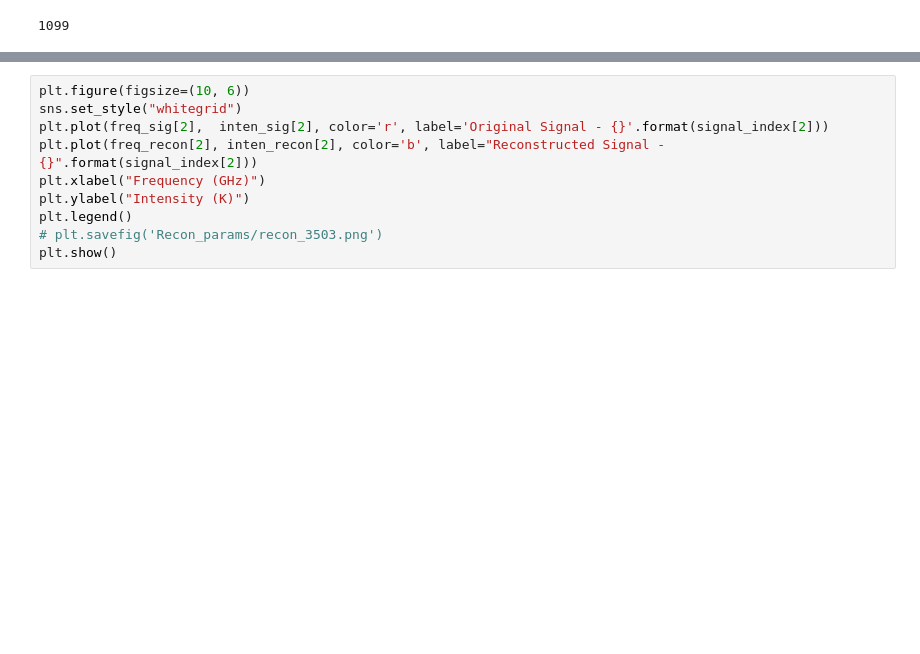
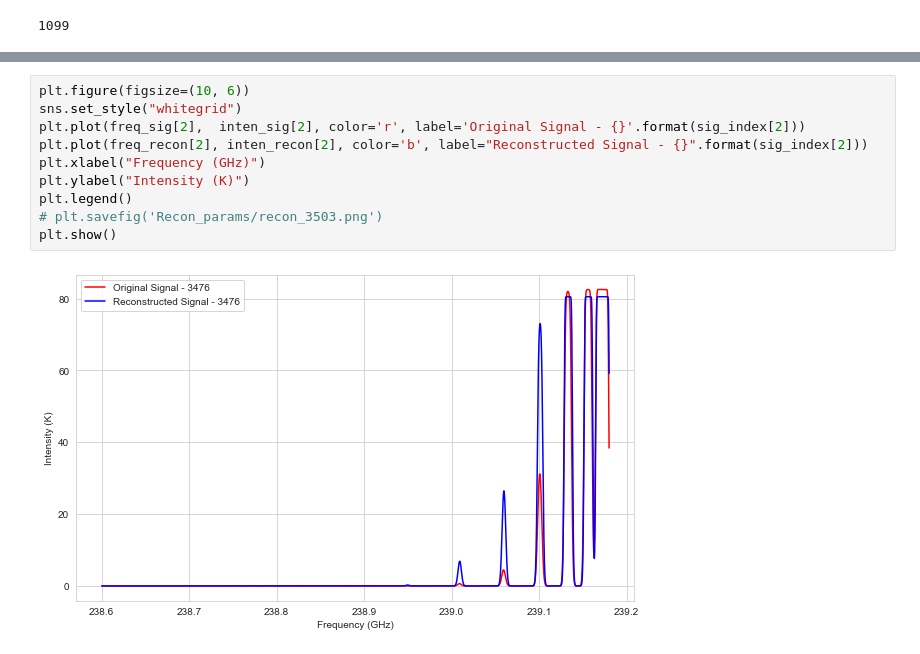
Before and after one commit to jpandeinge/wavelet_decomposition, a Jupyter notebook: v2_wavelet_reconstruction.ipynb, the cells around one changed output, grey strips where cells are left out. Cells and saved outputs as stored; diff of their text form; blank space fills up the shorter version.

```diff
--- a/v2_wavelet_reconstruction.ipynb
+++ b/v2_wavelet_reconstruction.ipynb
@@ -159,13 +141,15 @@ plt.show()
 # %%
 plt.figure(figsize=(10, 6))
 sns.set_style("whitegrid")
-plt.plot(freq_sig[2],  inten_sig[2], color='r', label='Original Signal - {}'.format(signal_index[2]))
-plt.plot(freq_recon[2], inten_recon[2], color='b', label="Reconstructed Signal - {}".format(signal_index[2]))
+plt.plot(freq_sig[2],  inten_sig[2], color='r', label='Original Signal - {}'.format(sig_index[2]))
+plt.plot(freq_recon[2], inten_recon[2], color='b', label="Reconstructed Signal - {}".format(sig_index[2]))
 plt.xlabel("Frequency (GHz)")
 plt.ylabel("Intensity (K)")
 plt.legend()
 # plt.savefig('Recon_params/recon_3503.png')
 plt.show()
+# %% [output]
+[figure, added]
 # %%
 plt.figure(figsize=(10, 6))
 sns.set_style("whitegrid")
```
Also changed, not shown: parts of 15 cells of this notebook.
